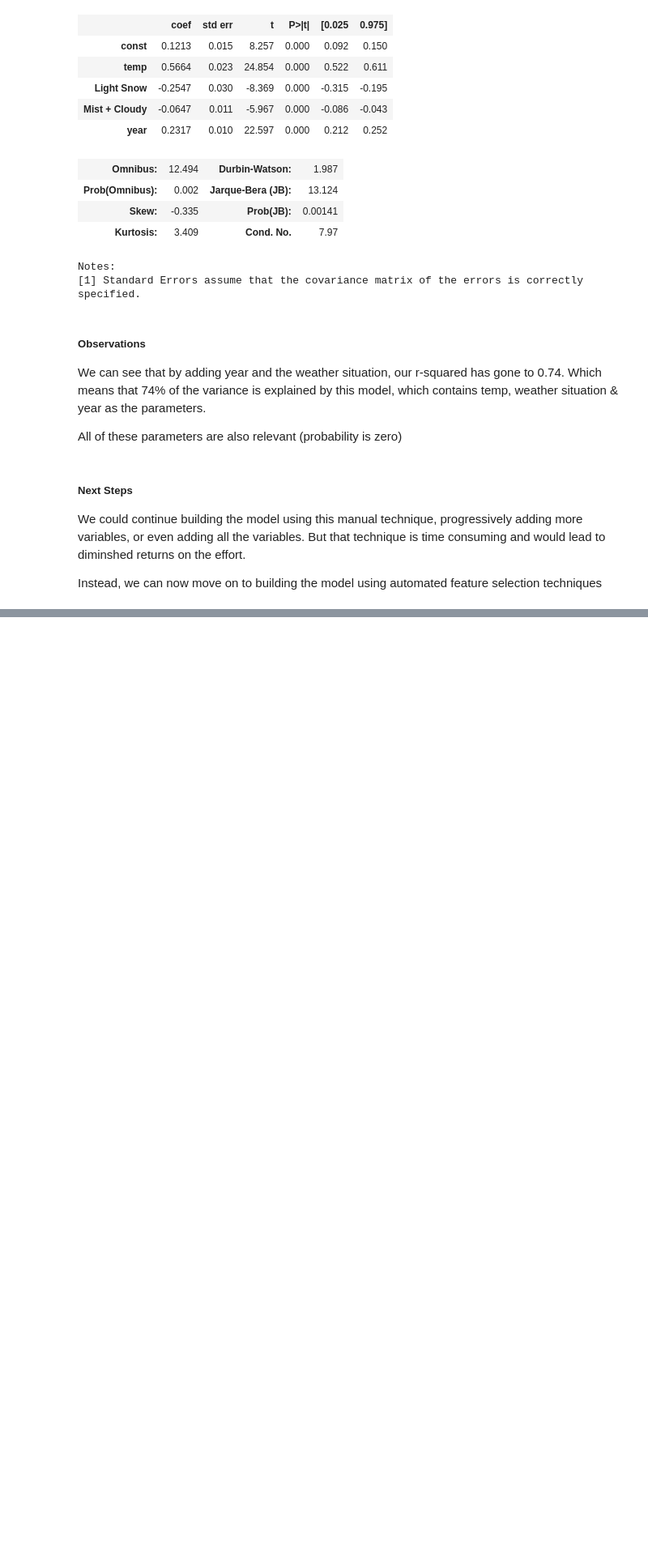
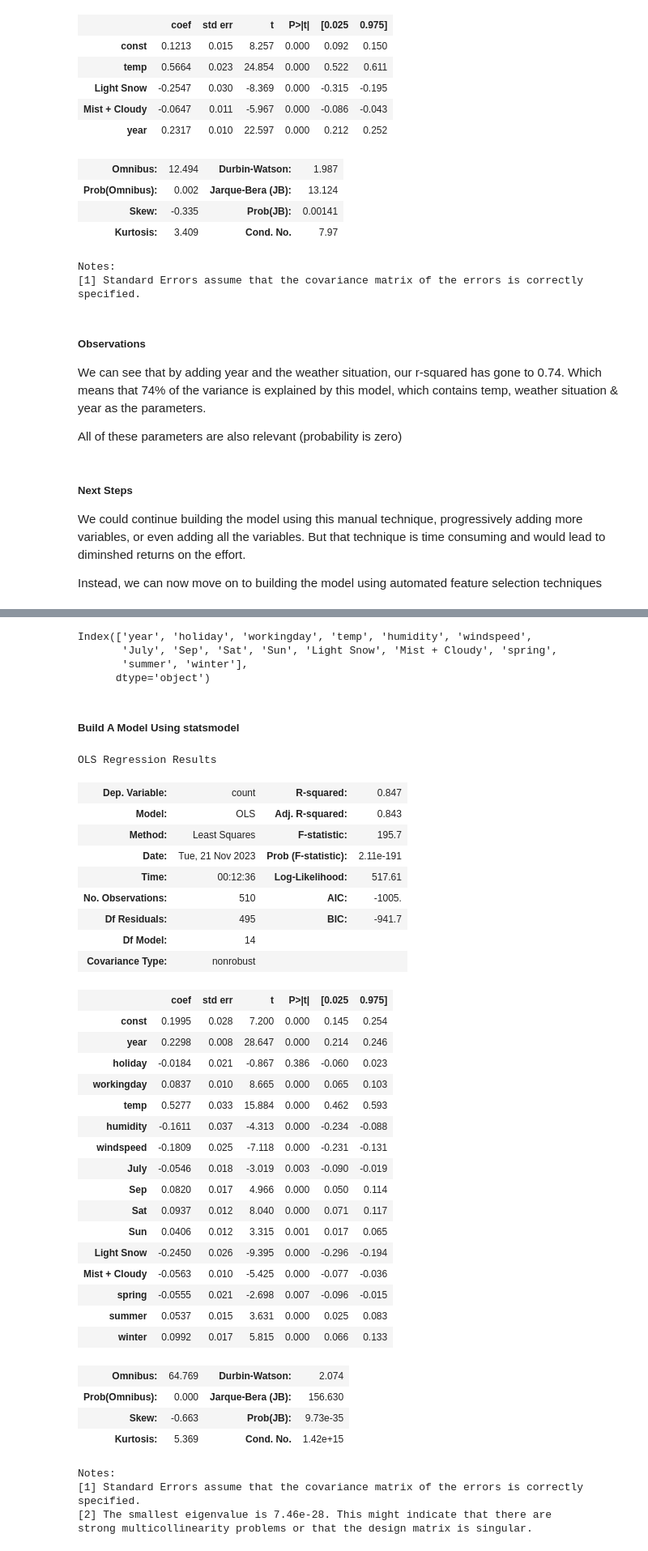
Before and after one commit to harish-babu/boom-bikes-assignment, a Jupyter notebook: Boom-Bikes-Linear-Regression-Assignment.ipynb, the cells around one changed output, grey strips where cells are left out. Shown at 81% size. Saved outputs shown, nothing was run; the diff lists cells and outputs as text; code cells hidden in the pictures; blank space fills up the shorter version.

```diff
--- a/Boom-Bikes-Linear-Regression-Assignment.ipynb
+++ b/Boom-Bikes-Linear-Regression-Assignment.ipynb
@@ -501,0 +522,9 @@ Instead, we can now move on to building the model using automated feature select
+# %%
+# Create a LinearRegression Model and use RFE to train it.
+lm_RFE = LinearRegression()
+lm_RFE.fit(X_train, y_train)
+
+# Let's run an RFE to find the 15 best features
+
+rfe = RFE(lm_RFE, step=2, n_features_to_select=15)
+rfe = rfe.fit(X_train, y_train)
@@ -501,0 +555,10 @@ Instead, we can now move on to building the model using automated feature select
+# %%
+col = X_train.columns[rfe.support_]
+col
+# %% [output]
+Index(['year', 'holiday', 'workingday', 'temp', 'humidity', 'windspeed',
+       'July', 'Sep', 'Sat', 'Sun', 'Light Snow', 'Mist + Cloudy', 'spring',
+       'summer', 'winter'],
+      dtype='object')
+# %% [markdown]
+##### Build A Model Using statsmodel
@@ -501,0 +567,52 @@ Instead, we can now move on to building the model using automated feature select
+# %%
+# Creating X_test dataframe with RFE selected variables
+X_train_rfe = X_train[col]
+# %%
+X_train_rfe = sm.add_constant(X_train_rfe)
+# %%
+# Create the linear model & fit
+
+# Model Object creation
+lr_rfe_obj = sm.OLS(y_train, X_train_rfe)
+
+# Fit the model parameters
+lr_rfe_model = lr_rfe_obj.fit()
+
+# Display model summary
+lr_rfe_model.summary()
+# %% [output]
+OLS Regression Results
+| Dep. Variable: | count | R-squared: | 0.847 |
+| Model: | OLS | Adj. R-squared: | 0.843 |
+| Method: | Least Squares | F-statistic: | 195.7 |
+| Date: | Tue, 21 Nov 2023 | Prob (F-statistic): | 2.11e-191 |
+| Time: | 00:12:36 | Log-Likelihood: | 517.61 |
+| No. Observations: | 510 | AIC: | -1005. |
+| Df Residuals: | 495 | BIC: | -941.7 |
+| Df Model: | 14 |  |  |
+| Covariance Type: | nonrobust |  |  |
+|  | coef | std err | t | P>|t| | [0.025 | 0.975] |
+| const | 0.1995 | 0.028 | 7.200 | 0.000 | 0.145 | 0.254 |
+| year | 0.2298 | 0.008 | 28.647 | 0.000 | 0.214 | 0.246 |
+| holiday | -0.0184 | 0.021 | -0.867 | 0.386 | -0.060 | 0.023 |
+| workingday | 0.0837 | 0.010 | 8.665 | 0.000 | 0.065 | 0.103 |
+| temp | 0.5277 | 0.033 | 15.884 | 0.000 | 0.462 | 0.593 |
+| humidity | -0.1611 | 0.037 | -4.313 | 0.000 | -0.234 | -0.088 |
+| windspeed | -0.1809 | 0.025 | -7.118 | 0.000 | -0.231 | -0.131 |
+| July | -0.0546 | 0.018 | -3.019 | 0.003 | -0.090 | -0.019 |
+| Sep | 0.0820 | 0.017 | 4.966 | 0.000 | 0.050 | 0.114 |
+| Sat | 0.0937 | 0.012 | 8.040 | 0.000 | 0.071 | 0.117 |
+| Sun | 0.0406 | 0.012 | 3.315 | 0.001 | 0.017 | 0.065 |
+| Light Snow | -0.2450 | 0.026 | -9.395 | 0.000 | -0.296 | -0.194 |
+| Mist + Cloudy | -0.0563 | 0.010 | -5.425 | 0.000 | -0.077 | -0.036 |
+| spring | -0.0555 | 0.021 | -2.698 | 0.007 | -0.096 | -0.015 |
+| summer | 0.0537 | 0.015 | 3.631 | 0.000 | 0.025 | 0.083 |
+| winter | 0.0992 | 0.017 | 5.815 | 0.000 | 0.066 | 0.133 |
+| Omnibus: | 64.769 | Durbin-Watson: | 2.074 |
+| Prob(Omnibus): | 0.000 | Jarque-Bera (JB): | 156.630 |
+| Skew: | -0.663 | Prob(JB): | 9.73e-35 |
+| Kurtosis: | 5.369 | Cond. No. | 1.42e+15 |
+Notes:
+[1] Standard Errors assume that the covariance matrix of the errors is correctly specified.
+[2] The smallest eigenvalue is 7.46e-28. This might indicate that there are
+strong multicollinearity problems or that the design matrix is singular.
```
Also changed, not shown: parts of 45 cells of this notebook.
